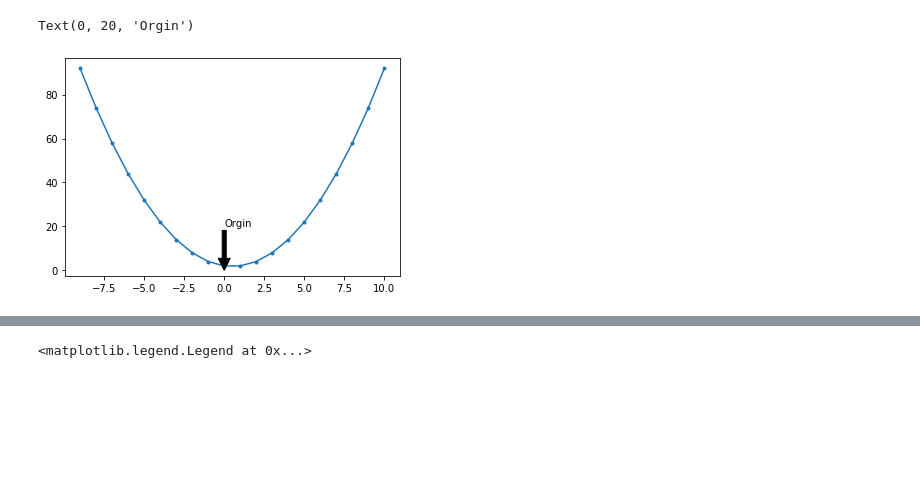
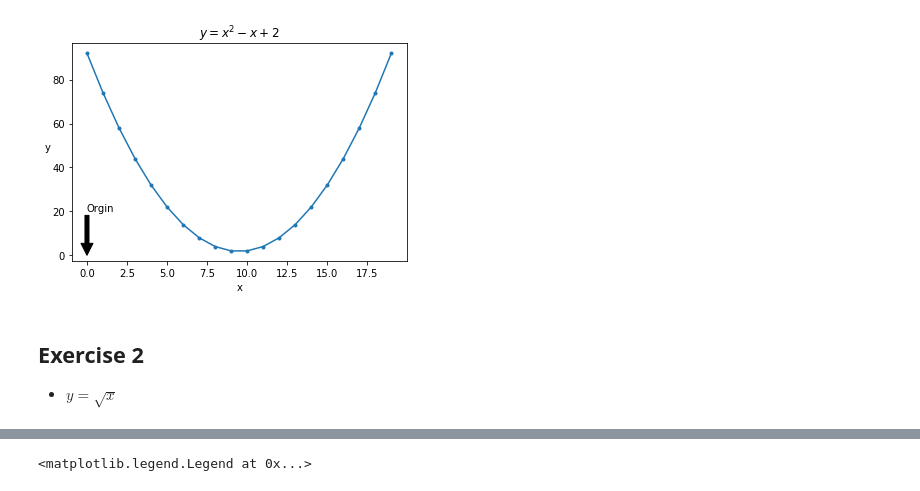
Before and after one commit to aleclhartman/python-exercises, a Jupyter notebook: 4.8.2_matplotlib_exercises.ipynb, the cells around one changed output, grey strips where cells are left out. Drawn from its saved outputs; the diff is of its cells as text; code cells hidden in the pictures; blank space fills up the shorter version.

```diff
--- a/4.8.2_matplotlib_exercises.ipynb
+++ b/4.8.2_matplotlib_exercises.ipynb
@@ -5,13 +5,20 @@ import math
 # %%
 x = range(-9,11)
 y = [x**2 - x + 2 for x in x]
 
+plt.title("$y=x^2 -x + 2$")
+plt.xlabel("x")
+plt.ylabel("y", rotation=0)
 
-plt.plot(x, y, marker=".")
+plt.plot(y, marker=".")
 plt.annotate("Orgin", xy=(0,0), xytext=(0,20), arrowprops={"facecolor": "black"})
+plt.show()
 # %% [output]
-Text(0, 20, 'Orgin')
-[figure, old version]
+[figure, new version]
+# %% [markdown]
+## Exercise 2
+
+- $y=\sqrt x$
 # %%
 x = range(0,100)
 y = [x**.5 for x in x]
```
Also changed, not shown: parts of 7 cells of this notebook, 1 other file.
